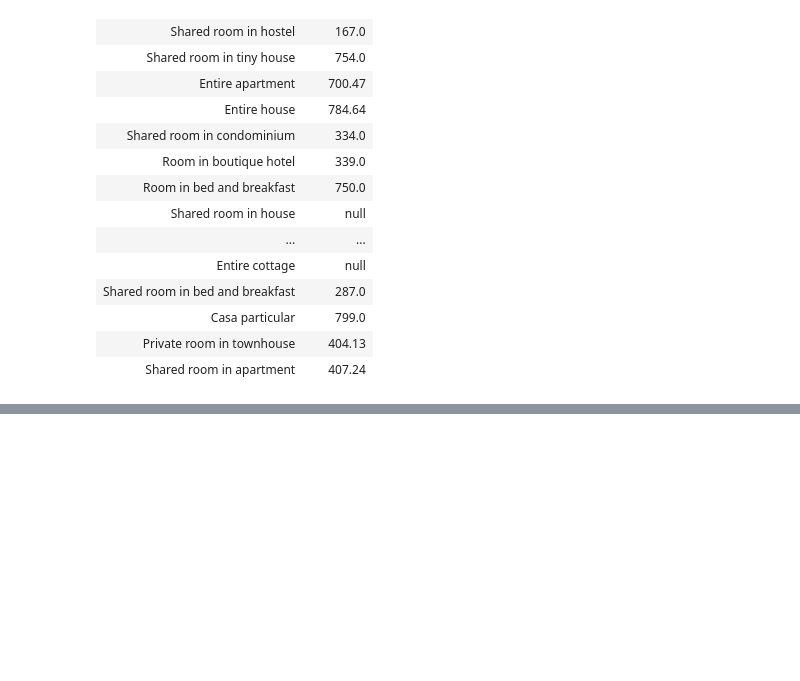
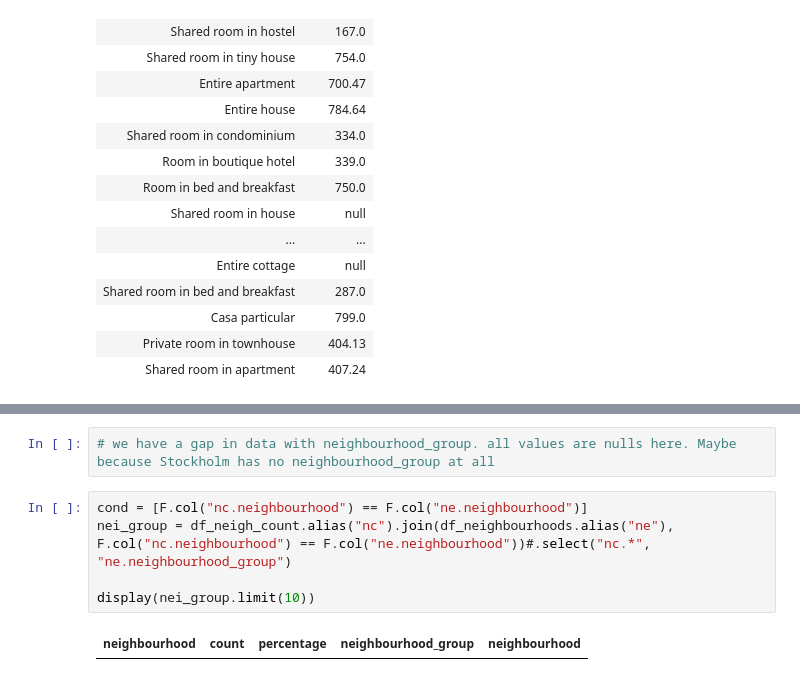
Before and after one commit to alcherniaev/Amazon_S3_databricks, a Jupyter notebook: DE_AWS_S3.ipynb, the cells around one changed output, grey strips where cells are left out. Drawn from its saved outputs; the diff is of its cells as text; blank space fills up the shorter version.

```diff
--- a/DE_AWS_S3.ipynb
+++ b/DE_AWS_S3.ipynb
@@ -246,0 +315,9 @@ display(df_avg_price)
+# %%
+# we have a gap in data with neighbourhood_group. all values are nulls here. Maybe because Stockholm has no neighbourhood_group at all
+# %%
+cond = [F.col("nc.neighbourhood") == F.col("ne.neighbourhood")]
+nei_group = df_neigh_count.alias("nc").join(df_neighbourhoods.alias("ne"), F.col("nc.neighbourhood") == F.col("ne.neighbourhood"))#.select("nc.*", "ne.neighbourhood_group")
+
+display(nei_group.limit(10))
+# %% [output]
+| neighbourhood | count | percentage | neighbourhood_group | neighbourhood |
```
Also changed, not shown: parts of 18 cells of this notebook.
